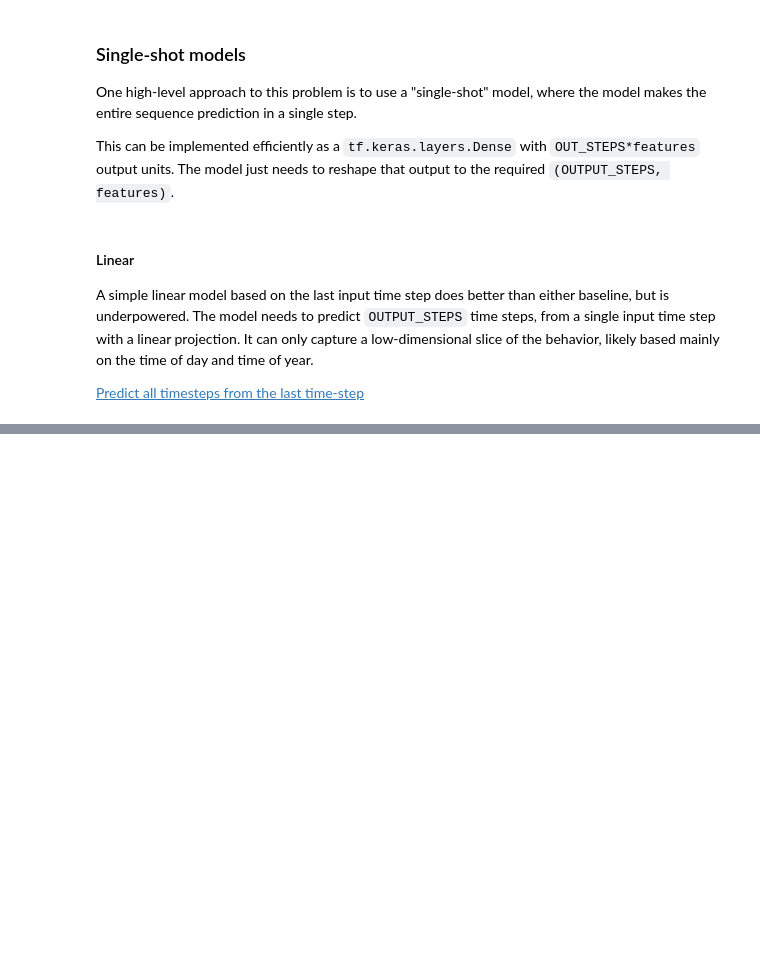
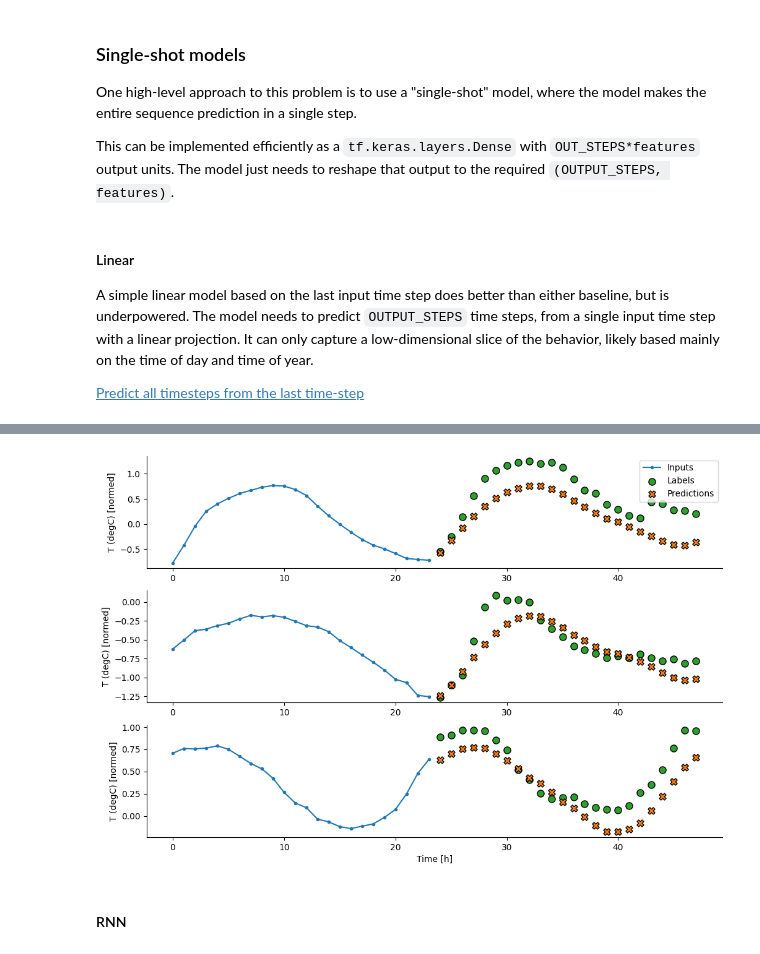
Before and after one commit to fabriziobasso/Time_Series_Files, a Jupyter notebook: TS_Analysis.ipynb, the cells around one changed output, grey strips where cells are left out. Saved outputs shown, nothing was run; the diff lists cells and outputs as text; code cells hidden in the pictures; blank space fills up the shorter version.

```diff
--- a/TS_Analysis.ipynb
+++ b/TS_Analysis.ipynb
@@ -1785,0 +2508,12 @@ performance['Dense'] = dense.evaluate(single_step_window.test)
+# %%
+#history = compile_and_fit(multi_conv_model, multi_window)
+
+#multi_conv_model.save(folders_nn+f'conv_ms_v0')
+multi_conv_model = tf.keras.models.load_model(folders_nn+f'conv_ms_v0')
+
+IPython.display.clear_output()
+
+multi_val_performance['Conv'] = multi_conv_model.evaluate(multi_window.val)
+multi_performance['Conv'] = multi_conv_model.evaluate(multi_window.test)
+multi_window.plot(multi_conv_model)
+# %% [output]
@@ -1785,0 +2522,3 @@ performance['Dense'] = dense.evaluate(single_step_window.test)
+[figure, added]
+# %% [markdown]
+#### RNN
```
Also changed, not shown: parts of 160 cells of this notebook.
